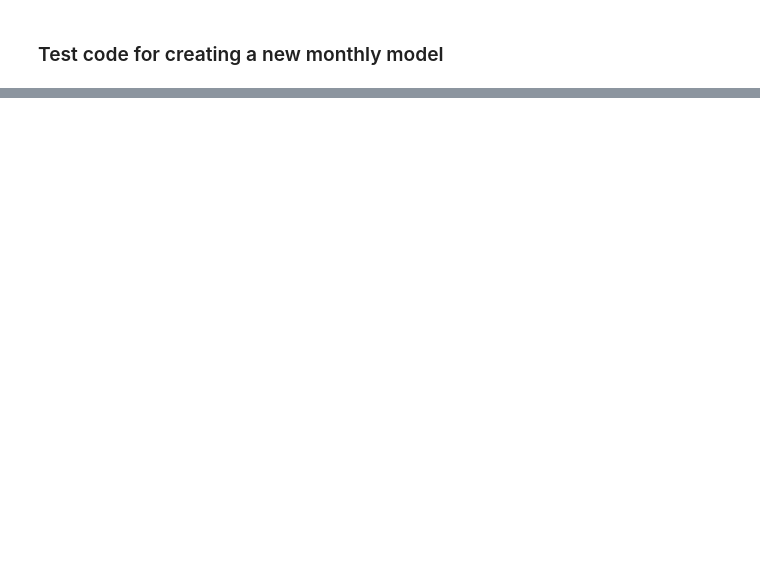
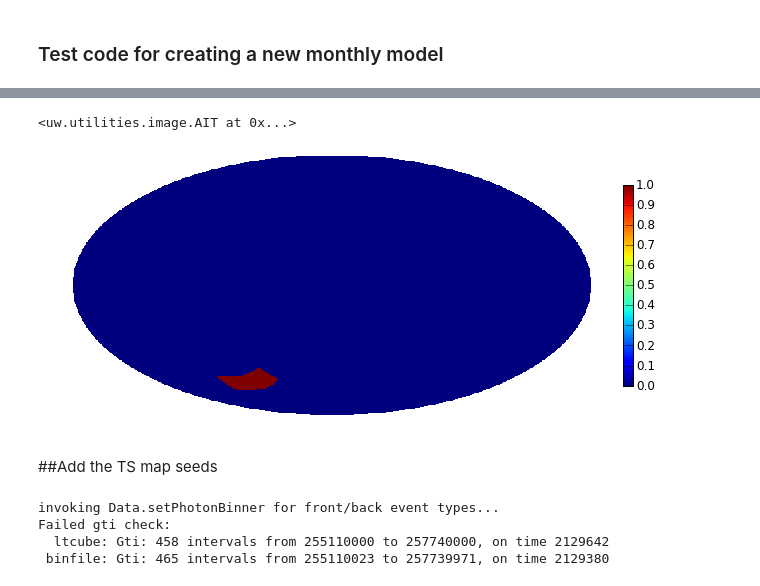
Before and after one commit to tburnett/Fermi-LAT, a Jupyter notebook: transients/develop and test pipeline.ipynb, the cells around one changed output, grey strips where cells are left out. Saved outputs shown, nothing was run; the diff lists cells and outputs as text; code cells hidden in the pictures; blank space fills up the shorter version.

```diff
--- a/transients/develop and test pipeline.ipynb
+++ b/transients/develop and test pipeline.ipynb
@@ -66,0 +167,7 @@ for src in r.free_sources:
+# %%
+healpix_map.HParray('mask2_check', e_mask).plot()
+# %% [output]
+<uw.utilities.image.AIT at 0x...>
+[figure, added]
+# %% [markdown]
+##Add the TS map seeds
@@ -66,0 +177,8 @@ for src in r.free_sources:
+# %%
+from uw.like2 import process; reload(process)
+r = process.Process('.', seed_key='ts' ,quiet=True)
+# %% [output]
+invoking Data.setPhotonBinner for front/back event types...
+Failed gti check:
+  ltcube: Gti: 458 intervals from 255110000 to 257740000, on time 2129642
+ binfile: Gti: 465 intervals from 255110023 to 257739971, on time 2129380
```
Also changed, not shown: parts of 29 cells of this notebook, 8 other files.
